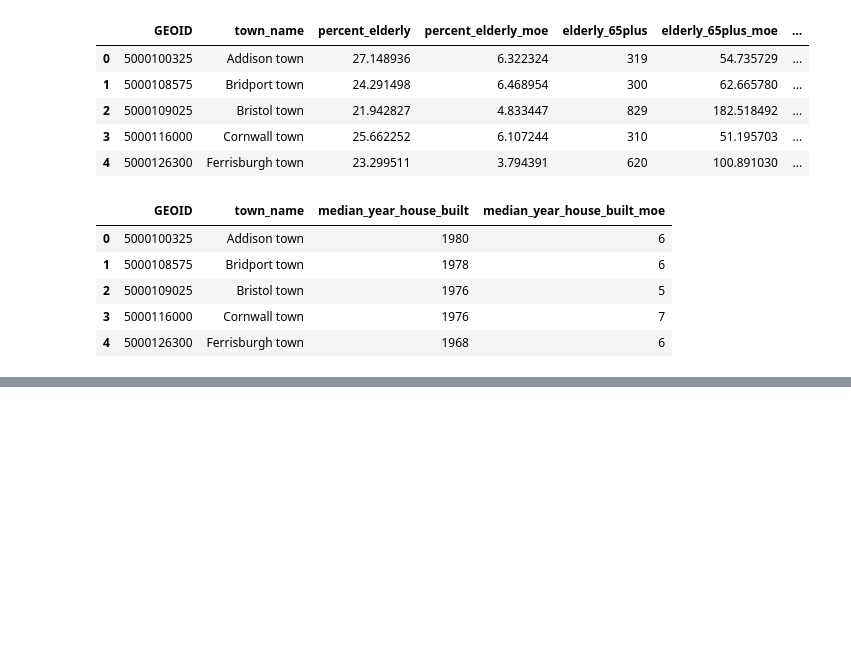
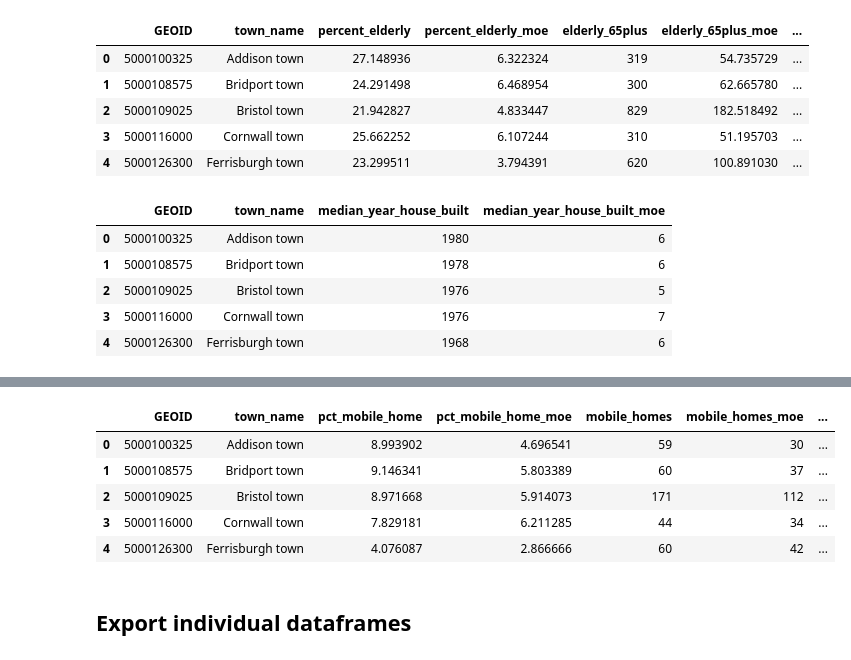
Before and after one commit to jakedurell/hazard-funding-comp, a Jupyter notebook: notebooks/etl_acs.ipynb, the cells around one changed output, grey strips where cells are left out. Drawn from its saved outputs; the diff is of its cells as text; code cells hidden in the pictures; blank space fills up the shorter version.

Commit message:
feat(etl_acs): add and process rest of individual census data

```diff
--- a/notebooks/etl_acs.ipynb
+++ b/notebooks/etl_acs.ipynb
@@ -297,0 +476,50 @@ df_renter_occupied.head()
+# %%
+# get percent mobile home
+
+# rename columns
+df_mobile_home = df_mobile_home.rename(
+    columns={
+        "Estimate!!Total:": "total_housing_units",
+        "Margin of Error!!Total:": "total_housing_units_moe",
+        "Estimate!!Total:!!Mobile home": "mobile_homes",
+        "Margin of Error!!Total:!!Mobile home": "mobile_homes_moe"
+    }
+)
+
+# calculate percent of mobile homes in town
+df_mobile_home["pct_mobile_home"] = (
+    df_mobile_home["mobile_homes"] / df_mobile_home["total_housing_units"]
+) * 100
+
+# calculate MOE for percent mobile homes using ratio MOE formula
+# MOE_percent = 100 * sqrt( (mobile_home_moe/total)^2 + (mobile_homes*total_moe/total^2)^2 )
+df_mobile_home["pct_mobile_home_moe"] = ratio_moe(
+    df_mobile_home["mobile_homes"],
+    df_mobile_home["mobile_homes_moe"],
+    df_mobile_home["total_housing_units"],
+    df_mobile_home["total_housing_units_moe"],
+)
+
+# keep only relevant columns
+df_mobile_home = df_mobile_home[
+    [
+        "GEOID",
+        "town_name",
+        "pct_mobile_home",
+        "pct_mobile_home_moe",
+        "mobile_homes",
+        "mobile_homes_moe",
+        "total_housing_units",
+        "total_housing_units_moe",
+    ]
+]
+df_mobile_home.head()
+# %% [output]
+|  | GEOID | town_name | pct_mobile_home | pct_mobile_home_moe | mobile_homes | mobile_homes_moe | ... |
+| 0 | 5000100325 | Addison town | 8.993902 | 4.696541 | 59 | 30 | ... |
+| 1 | 5000108575 | Bridport town | 9.146341 | 5.803389 | 60 | 37 | ... |
+| 2 | 5000109025 | Bristol town | 8.971668 | 5.914073 | 171 | 112 | ... |
+| 3 | 5000116000 | Cornwall town | 7.829181 | 6.211285 | 44 | 34 | ... |
+| 4 | 5000126300 | Ferrisburgh town | 4.076087 | 2.866666 | 60 | 42 | ... |
+# %% [markdown]
+## Export individual dataframes
```
Also changed, not shown: parts of 4 cells of this notebook.
